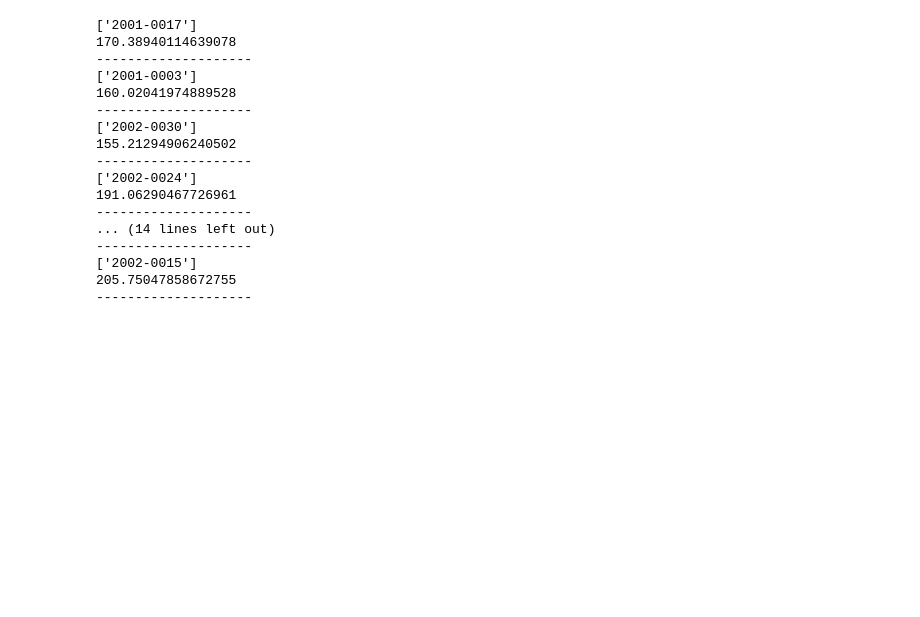
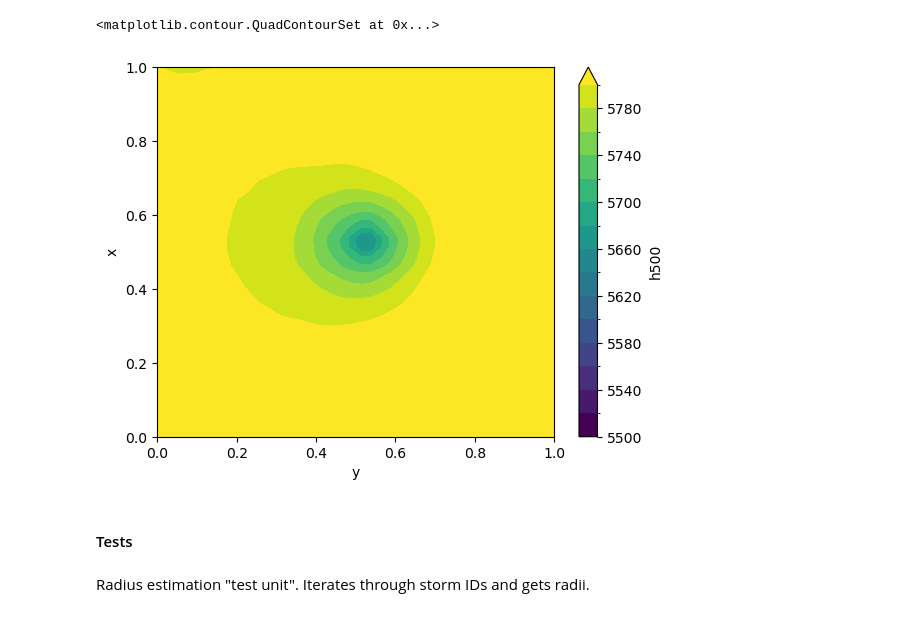
Before and after one commit to mr-gabrielrios/research, a Jupyter notebook: scripts/tc_storage_algorithm.ipynb, the cells around one changed output. Saved outputs shown, nothing was run; the diff lists cells and outputs as text; code cells hidden in the pictures; blank space fills up the shorter version.

Commit message:
Normalization method implemented.

```diff
--- a/scripts/tc_storage_algorithm.ipynb
+++ b/scripts/tc_storage_algorithm.ipynb
@@ -44,6 +44,8 @@ def tc_storage(model, experiment, year_range, storm_type, random_num=None, bench
     # Note: default model output type is 'atmos_4xdaily'. If 'output_type' matches 'model_output', then access pre-loaded data from 'model_output'.
     storm_model_output = retrieve_model_TCs(model_dir, (min(year_range), max(year_range)), storm_track_output,
                                             model_output, output_type='atmos_4xdaily', random_num=random_num)
+    # Get radius for each storm to use for future normalization
+    storm_model_output = add_radius(storm_model_output)
 
     if benchmarking:
         print('Runtime: {0:.3f} s'.format(time.time() - start))
@@ -473,9 +555,19 @@ def radius_estimate(storm, box, overlay_check=True):
 # %%
-model = 'AM2.5'
-experiment = 'control'
+models = ['AM2.5']
+experiments = ['control', 'ktc']
 storm_type = 'C15w'
-year_range = (101, 103)
-storm_track_output, model_output, storm_model_output = tc_storage(model, experiment, year_range, storm_type, random_num=10, benchmarking=True)
+year_range = (101, 120)
+random_num = 20
 
-del model, experiment, storm_type, year_range
+data = {model: {} for model in models}
+
+for model in models:
+    print(model)
+    data[model] = {experiment: {} for experiment in experiments}
+    for experiment in experiments:
+        print('\t {0}'.format(experiment))
+        track_output, global_model_output, tc_model_output = tc_storage(model, experiment, year_range, storm_type, random_num=random_num, benchmarking=True)
+        data[model][experiment]['track_output'] = track_output
+        data[model][experiment]['global_model_output'] = global_model_output
+        data[model][experiment]['tc_model_output'] = tc_model_output
 # %% [output]
@@ -482,0 +581,4 @@ Runtime: 6.660 s
+# %%
+data['AM2.5']['control']['track_output'] = storm_track_output
+data['AM2.5']['control']['global_model_output'] = model_output
+data['AM2.5']['control']['tc_model_output'] = storm_model_output
@@ -482,0 +587,5 @@ Runtime: 6.660 s
+# %%
+var = 'h500'
+data['AM2.5']['control']['tc_normalized_{0}'.format(var)] = tc_normalization(data['AM2.5']['control']['tc_model_output'], var=var)
+data['AM2.5']['ktc']['tc_normalized_{0}'.format(var)] = tc_normalization(data['AM2.5']['ktc']['tc_model_output'], var=var)
+(data['AM2.5']['ktc']['tc_normalized_{0}'.format(var)].mean('time') - data['AM2.5']['control']['tc_normalized_{0}'.format(var)].mean('time')).plot.contourf(levels=16)
@@ -483,29 +597,30 @@ Runtime: 6.660 s
+# %%
+data['AM2.5']['control']['tc_normalized_{0}'.format(var)].mean('time').plot.contourf(levels=16, vmin=5500, vmax=5800)
+# %% [output]
+<matplotlib.contour.QuadContourSet at 0x...>
+[figure, added]
+# %% [markdown]
+#### Tests
+# %% [markdown]
+Radius estimation "test unit". Iterates through storm IDs and gets radii.
 # %%
+# model = 'AM2.5'
+# experiment = 'control'
+# storm_type = 'C15w'
+# year_range = (101, 103)
+# storm_track_output, model_output, storm_model_output = tc_storage(model, experiment, year_range, storm_type, random_num=10, benchmarking=True)
+
 storms = storm_model_output.copy()
-storm_ids = list(set(storms['storm_id'].values))
-# test_storm = storms.where(storms['storm_id'] == random.sample(storm_ids, 1), drop=True).dropna(dim='grid_xt', how='all').dropna(dim='grid_yt', how='all')
 
-for storm_id in list(set(storms['storm_id'].values)):
+start = time.time()
+N = 3
+
+for storm_id in list(set(storms['storm_id'].values))[:N]:
     test_storm = storms.where(storms['storm_id'] == storm_id, drop=True).dropna(dim='grid_xt', how='all').dropna(dim='grid_yt', how='all')
     print(test_storm['storm_id'].values)
     print(radius_estimate(test_storm, box=15, overlay_check=False))
     print('--------------------')
-    # del test_storm
+
+print('Radius estimation runtime per storm: {0:.3f} s'.format((time.time() - start)/N))
+
+# del model, experiment, storm_type, year_range, storm_track_output, model_output, storm_model_output, storm_id, test_storm, N
-# %% [output]
-['2001-0017']
-170.38940114639078
---------------------
-['2001-0003']
-160.02041974889528
---------------------
-['2002-0030']
-155.21294906240502
---------------------
-['2002-0024']
-191.06290467726961
---------------------
-... (14 lines left out)
---------------------
-['2002-0015']
-205.75047858672755
---------------------
```
Also changed, not shown: parts of 7 cells of this notebook.
